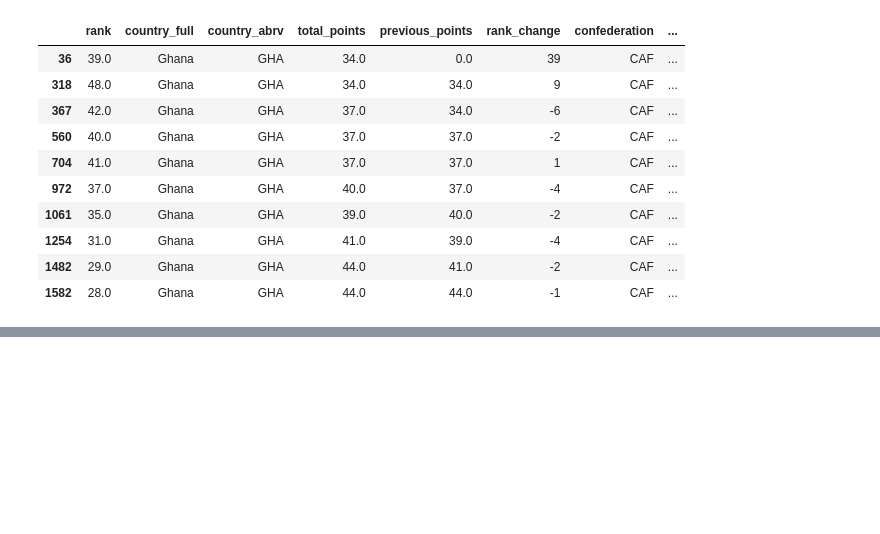
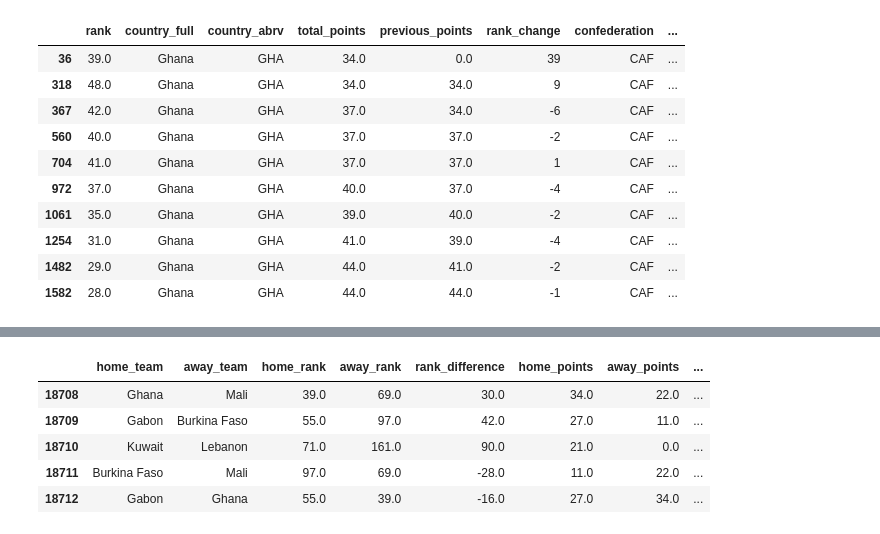
Before and after one commit to saurabh12nxf/Football_prediction, a Jupyter notebook: fifa_predictor/notebooks/01_eda.ipynb, the cells around one changed output, grey strips where cells are left out. Drawn from its saved outputs; the diff is of its cells as text; code cells hidden in the pictures; blank space fills up the shorter version.

```diff
--- a/fifa_predictor/notebooks/01_eda.ipynb
+++ b/fifa_predictor/notebooks/01_eda.ipynb
@@ -479,0 +680,9 @@ rankings[rankings["country_full"] == "Ghana"].head(10)
+# %%
+sample_matches["rank_difference"] = (
+    sample_matches["away_rank"]
+    - sample_matches["home_rank"]
+)
+
+sample_matches[
+    ["home_rank","away_rank","rank_difference"]
+].head()
@@ -479,0 +696,41 @@ rankings[rankings["country_full"] == "Ghana"].head(10)
+# %%
+sample_matches["home_points"] = sample_matches.apply(
+    lambda row: get_team_points(
+        row["home_team"],
+        row["date"]
+    ),
+    axis=1
+)
+sample_matches["away_points"] = sample_matches.apply(
+    lambda row: get_team_points(
+        row["away_team"],
+        row["date"]
+    ),
+    axis=1
+
+)
+sample_matches["points_difference"] = (
+    sample_matches["home_points"]
+    - sample_matches["away_points"]
+)
+# %%
+sample_matches[
+    [
+        "home_team",
+        "away_team",
+        "home_rank",
+        "away_rank",
+        "rank_difference",
+        "home_points",
+        "away_points",
+        "points_difference",
+        "result"
+    ]
+].head()
+# %% [output]
+|  | home_team | away_team | home_rank | away_rank | rank_difference | home_points | away_points | ... |
+| 18708 | Ghana | Mali | 39.0 | 69.0 | 30.0 | 34.0 | 22.0 | ... |
+| 18709 | Gabon | Burkina Faso | 55.0 | 97.0 | 42.0 | 27.0 | 11.0 | ... |
+| 18710 | Kuwait | Lebanon | 71.0 | 161.0 | 90.0 | 21.0 | 0.0 | ... |
+| 18711 | Burkina Faso | Mali | 97.0 | 69.0 | -28.0 | 11.0 | 22.0 | ... |
+| 18712 | Gabon | Ghana | 55.0 | 39.0 | -16.0 | 27.0 | 34.0 | ... |
```
Also changed, not shown: parts of 16 cells of this notebook.
